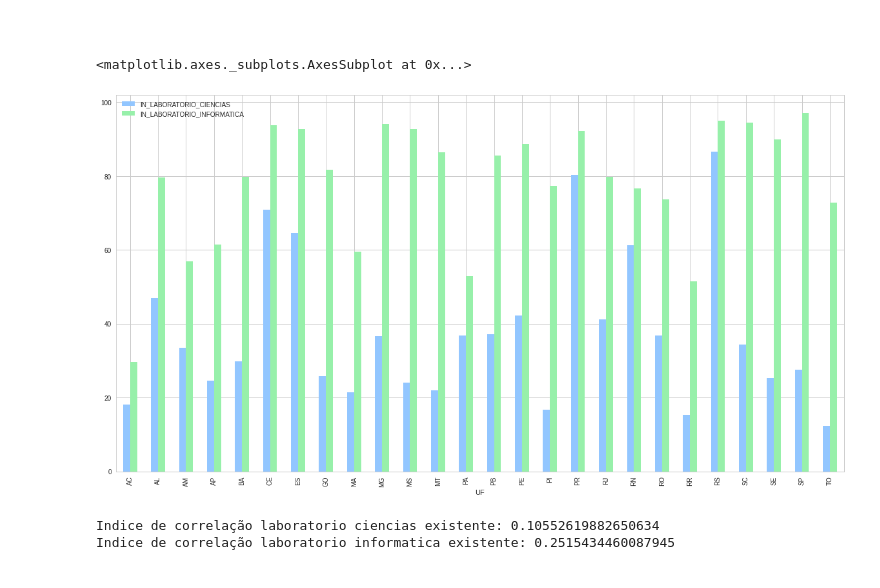
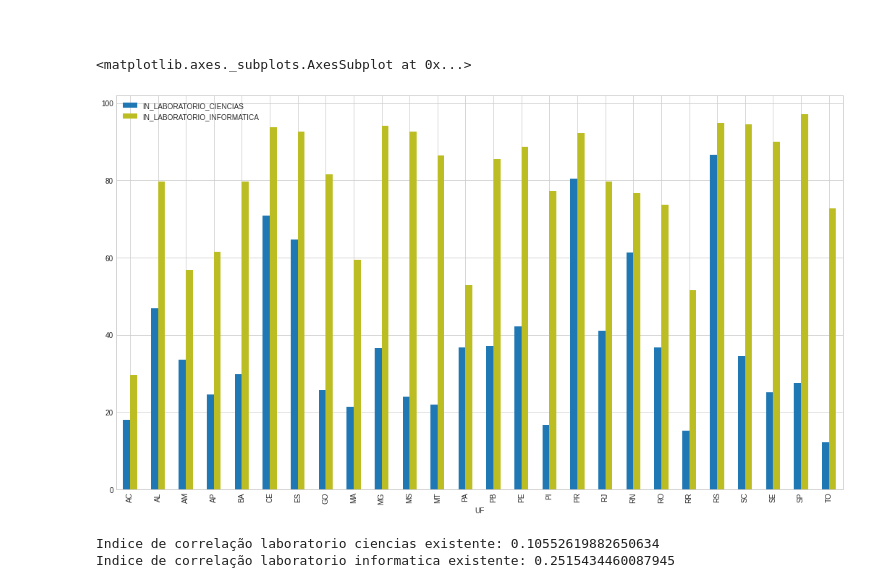
Before and after one commit to matteushc/tcc, a Jupyter notebook: 07-juncao_dados.ipynb, the cells around one changed output. Cells and saved outputs as stored; diff of their text form; code cells hidden in the pictures.

```diff
--- a/07-juncao_dados.ipynb
+++ b/07-juncao_dados.ipynb
@@ -71,8 +71,6 @@ final.head()
 # %%
 final['VL_DESPESA_PAG_ED_CID'] = round(final['VL_DESPESA_PAGA_EDUCACAO'] / final['NUM_POPULACAO'], 2)
 final['VL_RECEITA_CID'] = round(final['VL_RECEITA_REALIZADA'] / final['NUM_POPULACAO'], 2)
-
-final['VL_DESPESA_ORC_CID'] = round(final['VL_DESPESA_ORCADA_EDUCACAO'] / final['NUM_POPULACAO'], 2)
 # %%
 final.head()
 # %% [output]
@@ -233,10 +220,10 @@ Indice de correlação banda larga existente: 0.17586818894684475
 # %%
 labs = final[['UF', 'IN_LABORATORIO_CIENCIAS', 'IN_LABORATORIO_INFORMATICA']].groupby('UF') \
             .agg(lambda x: x.mean())
-labs.plot(kind='bar', figsize=(18,10))
+labs.plot(kind='bar', figsize=(18,10), color=['#1f77b4', '#bcbd22'])
 # %% [output]
 <matplotlib.axes._subplots.AxesSubplot at 0x...>
-[figure, old version]
+[figure, new version]
 # %%
 print('Indice de correlação laboratorio ciencias existente: ' \
       + str(final['NOTA_IDEB'].corr(final['IN_LABORATORIO_CIENCIAS'])))
```
Also changed, not shown: parts of 31 cells of this notebook, 1 other file.
